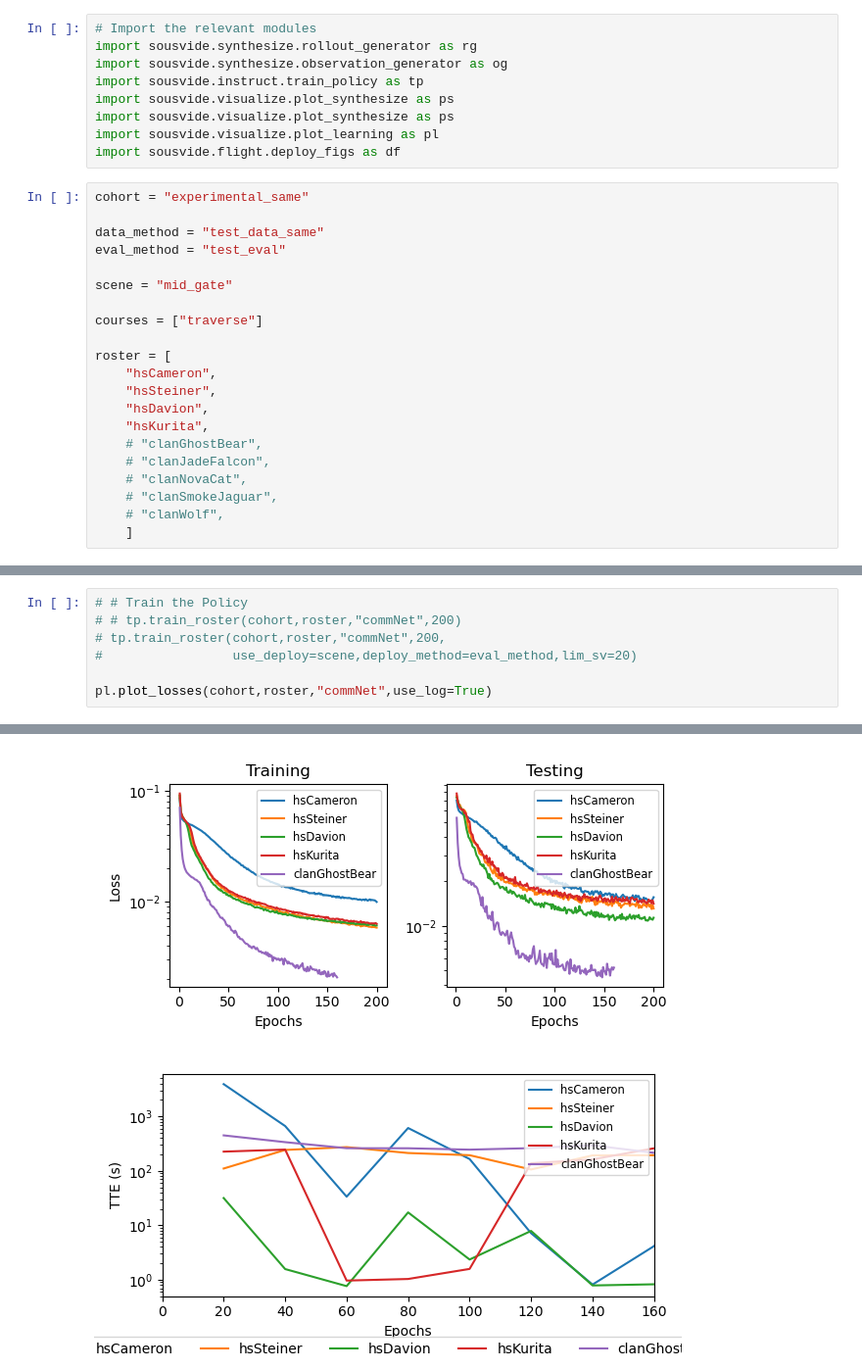
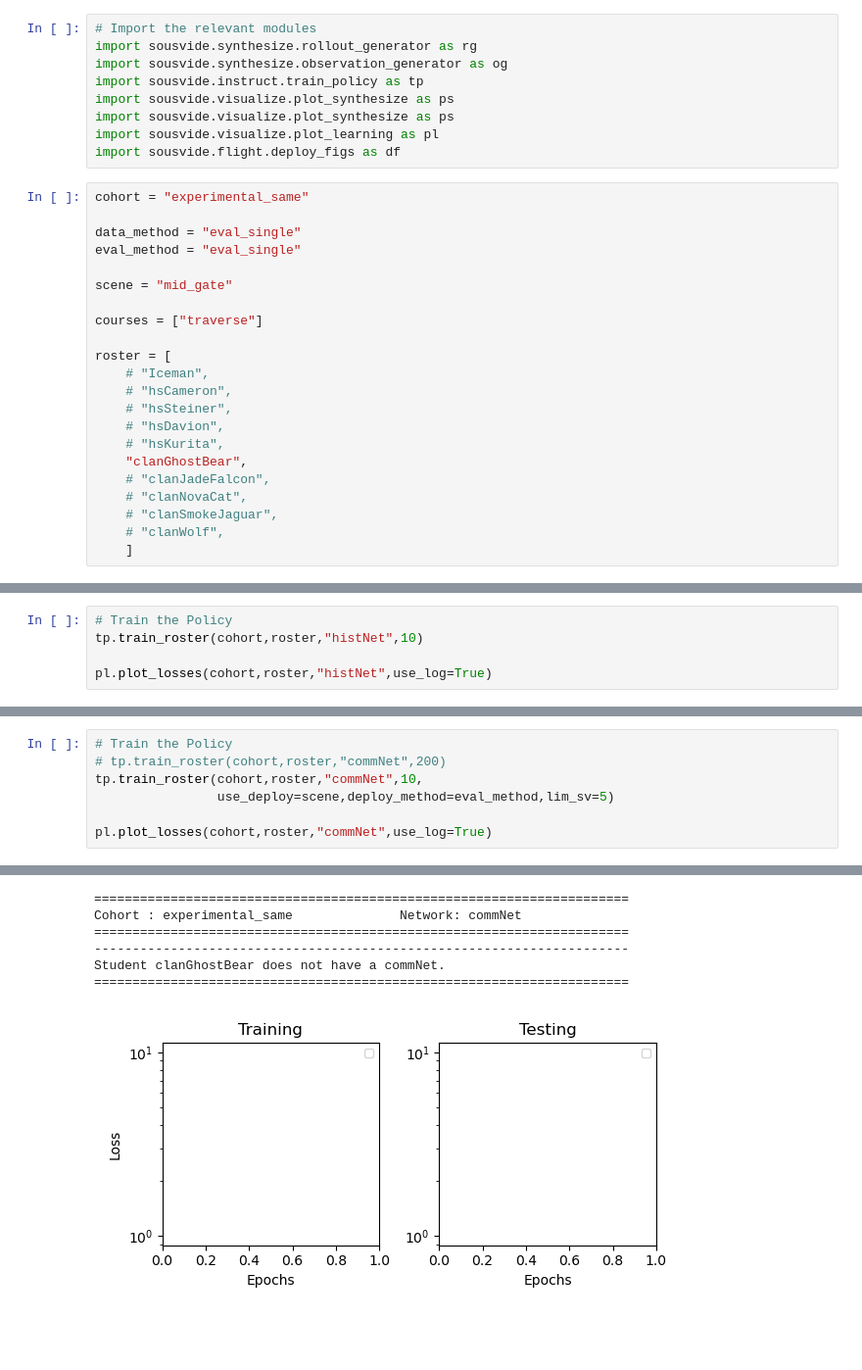
Before and after one commit to denisfliu/SousVide, a Jupyter notebook: notebooks/vit_decoder.ipynb, the cells around one changed output, grey strips where cells are left out. Shown at 98% size. Drawn from its saved outputs; the diff is of its cells as text; blank space fills up the shorter version.

```diff
--- a/notebooks/vit_decoder.ipynb
+++ b/notebooks/vit_decoder.ipynb
@@ -22,19 +19,20 @@ import sousvide.flight.deploy_figs as df
 # %%
 cohort = "experimental_same"
 
-data_method = "test_data_same"
-eval_method = "test_eval"
+data_method = "eval_single"
+eval_method = "eval_single"
 
 scene = "mid_gate"
 
 courses = ["traverse"]
 
 roster = [
-    "hsCameron",
-    "hsSteiner",
-    "hsDavion",
-    "hsKurita",
-    # "clanGhostBear",
+    # "Iceman",
+    # "hsCameron",
+    # "hsSteiner",
+    # "hsDavion",
+    # "hsKurita",
+    "clanGhostBear",
     # "clanJadeFalcon",
     # "clanNovaCat",
     # "clanSmokeJaguar",
@@ -51,0 +57,5 @@ og.generate_observation_data(cohort,roster)
+# %%
+# Train the Policy
+tp.train_roster(cohort,roster,"histNet",10)
+
+pl.plot_losses(cohort,roster,"histNet",use_log=True)
@@ -52,8 +74,8 @@ og.generate_observation_data(cohort,roster)
 # %%
-# # Train the Policy
-# # tp.train_roster(cohort,roster,"commNet",200)
-# tp.train_roster(cohort,roster,"commNet",200,
-#                 use_deploy=scene,deploy_method=eval_method,lim_sv=20)
+# Train the Policy
+# tp.train_roster(cohort,roster,"commNet",200)
+tp.train_roster(cohort,roster,"commNet",10,
+                use_deploy=scene,deploy_method=eval_method,lim_sv=5)
 
 pl.plot_losses(cohort,roster,"commNet",use_log=True)
 # %% [output]
@@ -77,2 +85,7 @@ Student clanWolf does not have a commNet.
+======================================================================
+Cohort : experimental_same              Network: commNet
+======================================================================
+----------------------------------------------------------------------
+Student clanGhostBear does not have a commNet.
+======================================================================
-[figure, old version]
+[figure, new version]
-[figure, removed]
```
Also changed, not shown: parts of 6 cells of this notebook, 30 other files.
